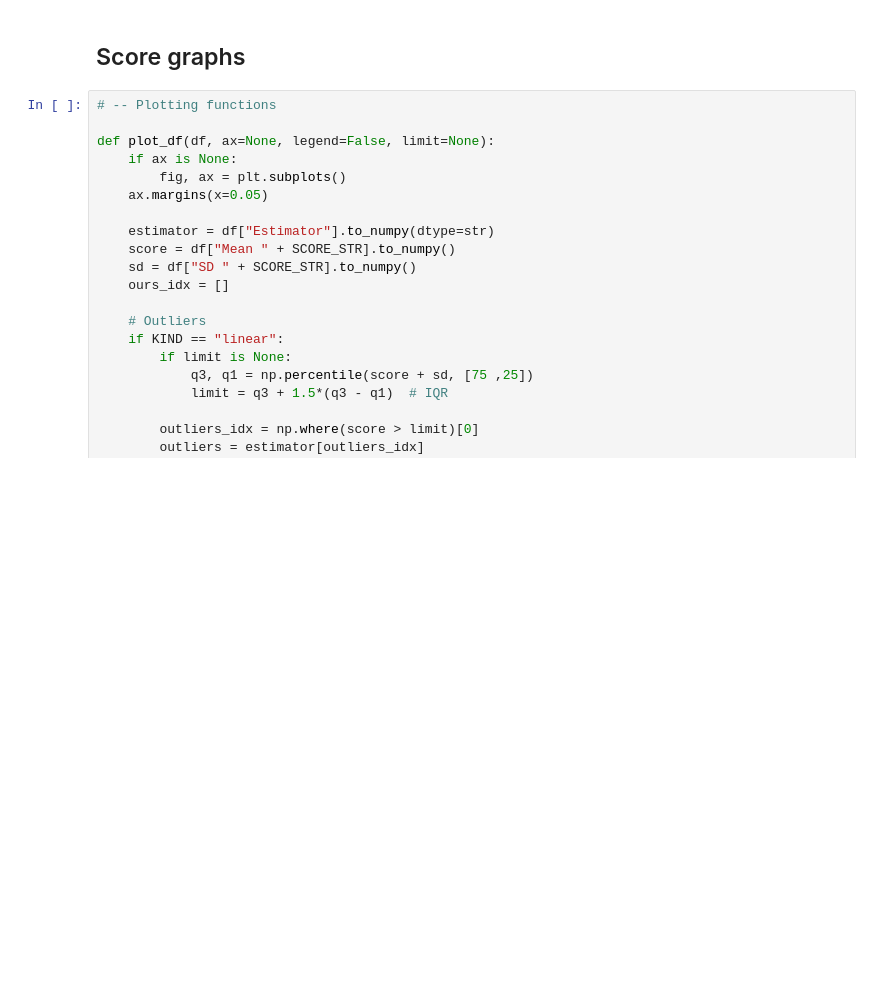
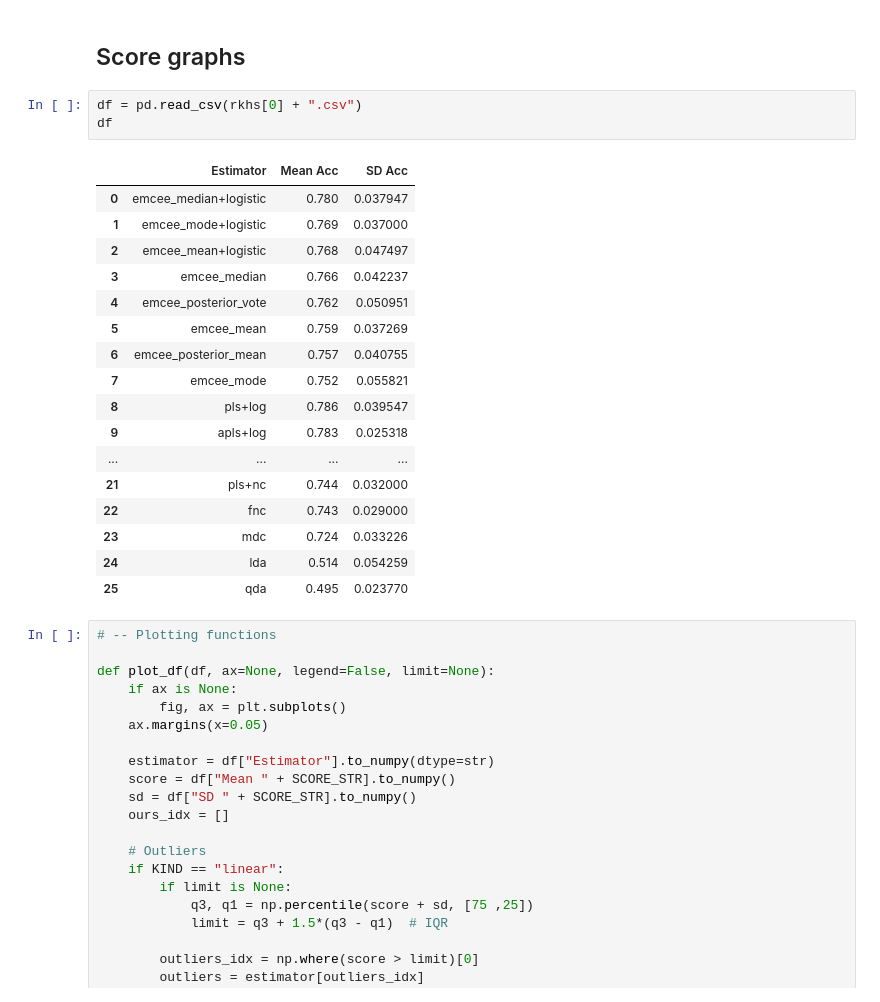
Before and after one commit to antcc/rk-bfr, a Jupyter notebook: demo_results_analysis.ipynb, the cells around one changed output. Saved outputs shown, nothing was run; the diff lists cells and outputs as text; blank space fills up the shorter version.

```diff
--- a/demo_results_analysis.ipynb
+++ b/demo_results_analysis.ipynb
@@ -75,6 +75,27 @@ def get_filenames(*dirs, extension="csv"):
 rkhs, l2, non_gp, real = get_filenames(DIR)
 # %% [markdown]
 ## Score graphs
+# %%
+df = pd.read_csv(rkhs[0] + ".csv")
+df
+# %% [output]
+|  | Estimator | Mean Acc | SD Acc |
+| 0 | emcee_median+logistic | 0.780 | 0.037947 |
+| 1 | emcee_mode+logistic | 0.769 | 0.037000 |
+| 2 | emcee_mean+logistic | 0.768 | 0.047497 |
+| 3 | emcee_median | 0.766 | 0.042237 |
+| 4 | emcee_posterior_vote | 0.762 | 0.050951 |
+| 5 | emcee_mean | 0.759 | 0.037269 |
+| 6 | emcee_posterior_mean | 0.757 | 0.040755 |
+| 7 | emcee_mode | 0.752 | 0.055821 |
+| 8 | pls+log | 0.786 | 0.039547 |
+| 9 | apls+log | 0.783 | 0.025318 |
+| ... | ... | ... | ... |
+| 21 | pls+nc | 0.744 | 0.032000 |
+| 22 | fnc | 0.743 | 0.029000 |
+| 23 | mdc | 0.724 | 0.033226 |
+| 24 | lda | 0.514 | 0.054259 |
+| 25 | qda | 0.495 | 0.023770 |
 # %%
 # -- Plotting functions
 
```
Also changed, not shown: parts of 1 cell of this notebook, 2 other files.
